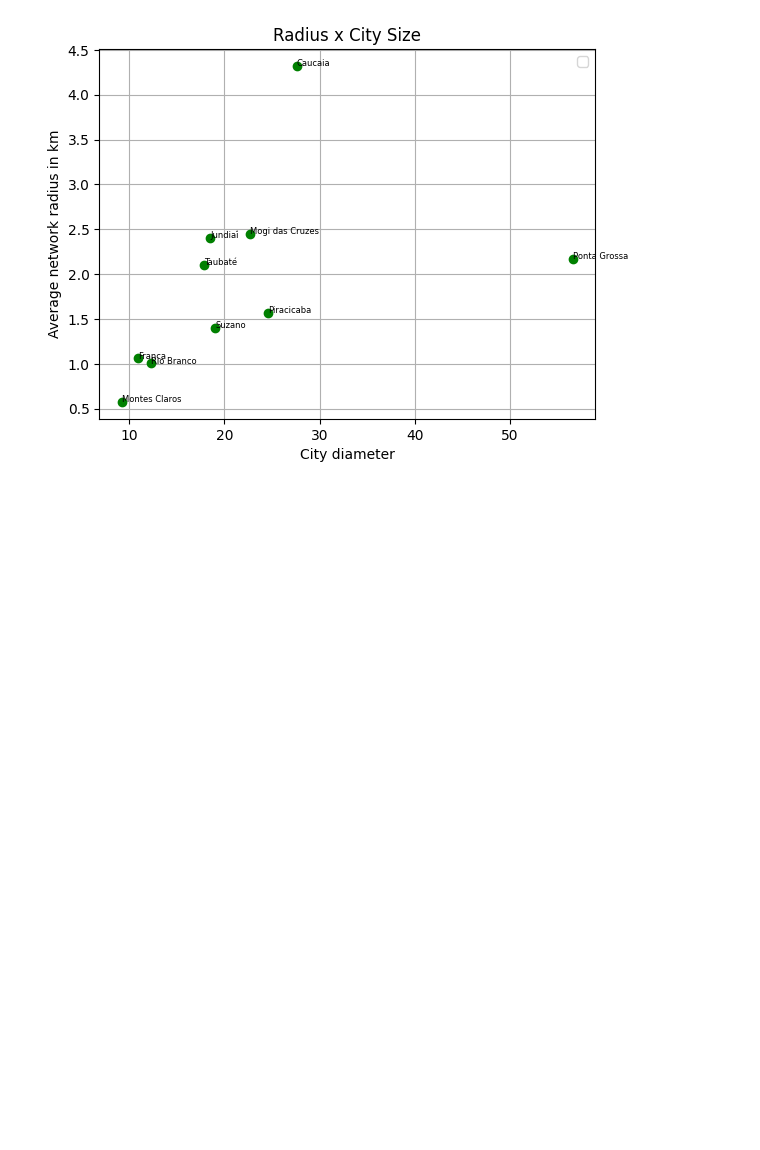
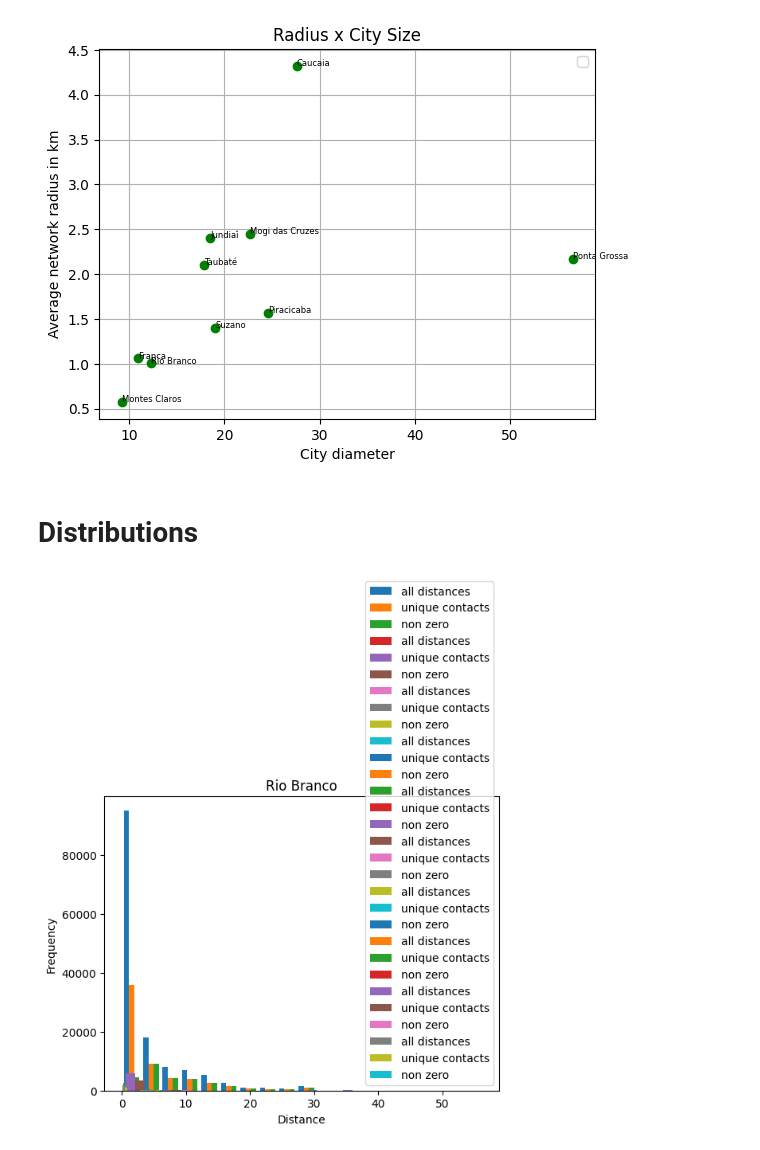
Before and after one commit to anahimaciel/Networks-in-cities, a Jupyter notebook: Results.ipynb, the cells around one changed output. Cells and saved outputs as stored; diff of their text form; code cells hidden in the pictures; blank space fills up the shorter version.

Commit message:
Plotted distributions

```diff
--- a/Results.ipynb
+++ b/Results.ipynb
@@ -185,3 +182,27 @@ plt.show()
 # %% [output]
 WARNING:matplotlib.legend:No artists with labels found to put in legend.  Note that artists whose label start with an underscore are ignored when legend() is called with no argument.
 [figure]
+# %% [markdown]
+# Distributions
+# %%
+for i in os.listdir("/content/drive/MyDrive/Networks in cities/Dados"):
+  if(i=="Fortaleza" or i==".ipynb_checkpoints"):
+    continue
+
+  filt_df=pd.read_csv("/content/drive/MyDrive/Networks in cities/Dados/" +i+ "/filtered_cdr_2.txt")
+
+  x=filt_df['distance']
+  y=filt_df.groupby(['user_from','user_to']).first()['distance']
+  z=y[y!=0]
+
+  plt.hist([x,y,z], label= ['all distances','unique contacts','non zero'])
+
+  plt.xlabel('Distance')
+  plt.ylabel('Frequency')
+  plt.title(f'{i}')
+
+  plt.legend()
+
+  plt.savefig("/content/drive/MyDrive/Networks in cities/Dados/" +i+ "/distribution.png")
+# %% [output]
+[figure, added]
```
Also changed, not shown: parts of 4 cells of this notebook.
